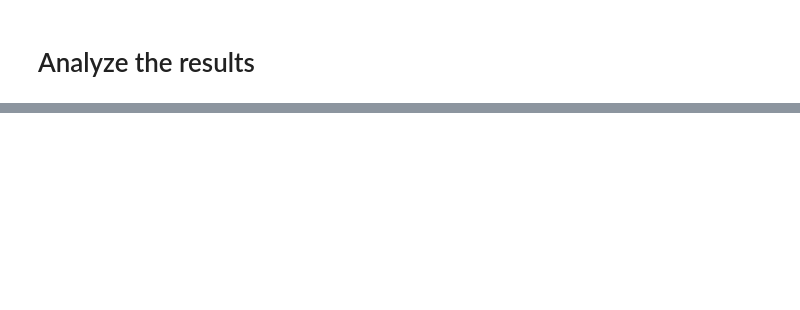
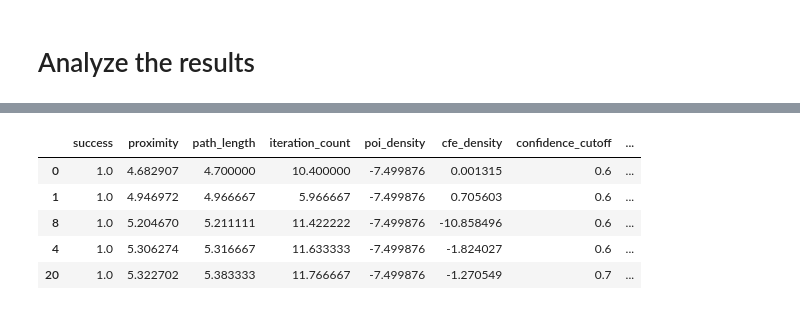
Before and after one commit to jakeval/MRMC, a Jupyter notebook: experiment_analysis/mrmc/mrmc_hyperparam.ipynb, the cells around one changed output, grey strips where cells are left out. Drawn from its saved outputs; the diff is of its cells as text; code cells hidden in the pictures; blank space fills up the shorter version.

```diff
--- a/experiment_analysis/mrmc/mrmc_hyperparam.ipynb
+++ b/experiment_analysis/mrmc/mrmc_hyperparam.ipynb
@@ -441,0 +189,15 @@ KDE.score_samples(ADAPTER.transform(unique_pois)).mean()
+# %%
+DROP_METRICS = ['run_id', 'elapsed_recourse_seconds', 'elapsed_cluster_seconds',
+                'negative_cfe_density', 'path_id', 'batch_id', 'actual_sparsity']
+
+results['negative_cfe_density'] = -results['cfe_density']
+results.groupby('batch_id', as_index=False).mean().sort_values(
+    ['success', 'path_length', 'proximity', 'negative_cfe_density', 'iteration_count']).iloc[:5].drop(
+        columns=DROP_METRICS)
+# %% [output]
+|  | success | proximity | path_length | iteration_count | poi_density | cfe_density | confidence_cutoff | ... |
+| 0 | 1.0 | 4.682907 | 4.700000 | 10.400000 | -7.499876 | 0.001315 | 0.6 | ... |
+| 1 | 1.0 | 4.946972 | 4.966667 | 5.966667 | -7.499876 | 0.705603 | 0.6 | ... |
+| 8 | 1.0 | 5.204670 | 5.211111 | 11.422222 | -7.499876 | -10.858496 | 0.6 | ... |
+| 4 | 1.0 | 5.306274 | 5.316667 | 11.633333 | -7.499876 | -1.824027 | 0.6 | ... |
+| 20 | 1.0 | 5.322702 | 5.383333 | 11.766667 | -7.499876 | -1.270549 | 0.7 | ... |
```
Also changed, not shown: parts of 49 cells of this notebook.
